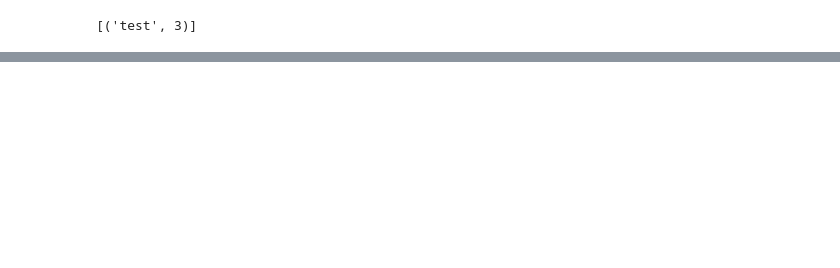
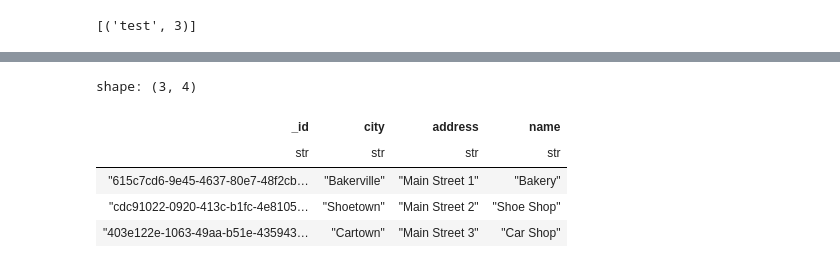
Before and after one commit to cloudlane-one/py-research, a Jupyter notebook: exp/test_db.ipynb, the cells around one changed output, grey strips where cells are left out. Cells and saved outputs as stored; diff of their text form; code cells hidden in the pictures; blank space fills up the shorter version.

```diff
--- a/exp/test_db.ipynb
+++ b/exp/test_db.ipynb
@@ -242,0 +241,3 @@ list(db[Search.result_count].items())
+# %%
+db[Organization].to_df()
+# %% [output]
@@ -243,3 +245,9 @@ list(db[Search.result_count].items())
+shape: (3, 4)
+| _id | city | address | name |
+| str | str | str | str |
+| "615c7cd6-9e45-4637-80e7-48f2cb… | "Bakerville" | "Main Street 1" | "Bakery" |
+| "cdc91022-0920-413c-b1fc-4e8105… | "Shoetown" | "Main Street 2" | "Shoe Shop" |
+| "403e122e-1063-49aa-b51e-435943… | "Cartown" | "Main Street 3" | "Car Shop" |
 # %%
 stats.sort_stats("cumulative")
 stats.print_stats("py_research")
```
Also changed, not shown: parts of 14 cells of this notebook, 3 other files.
